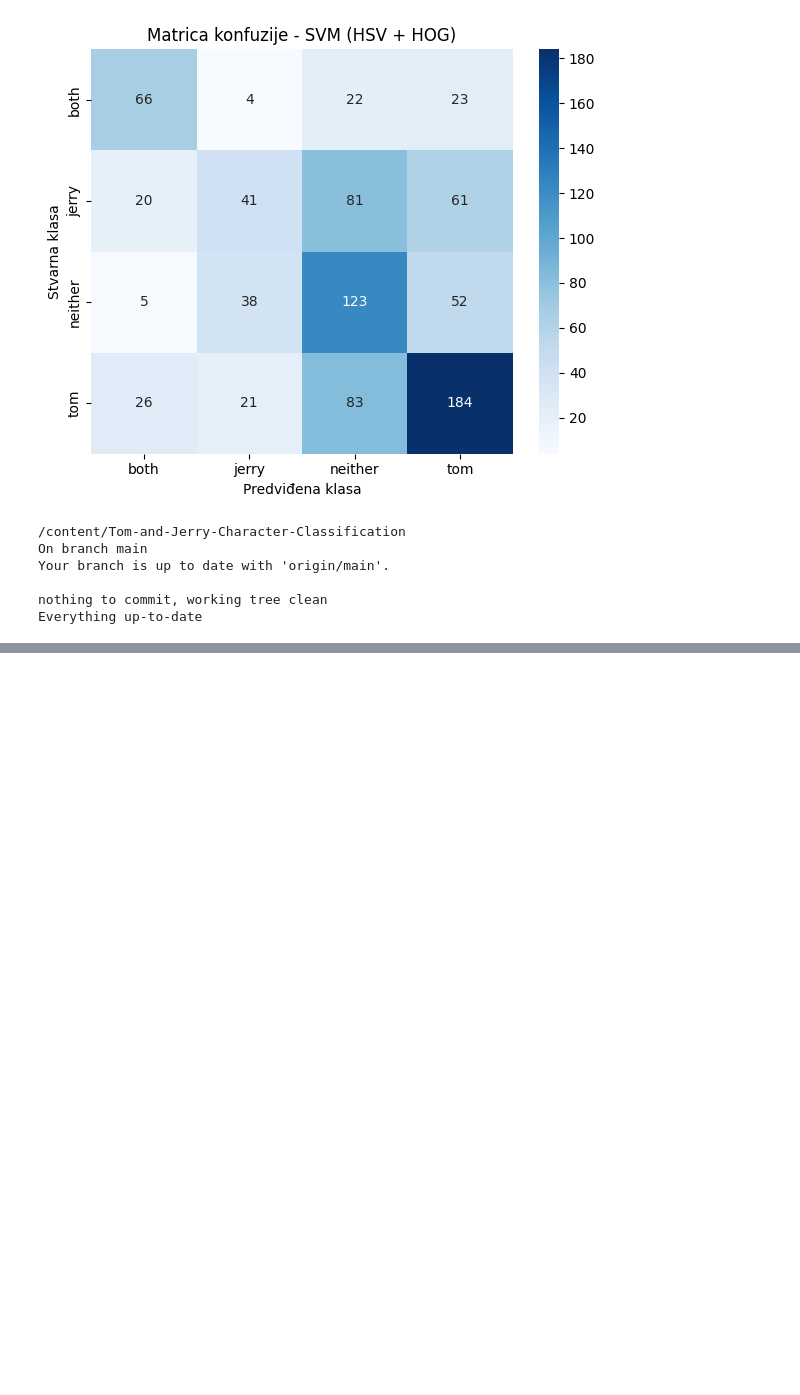
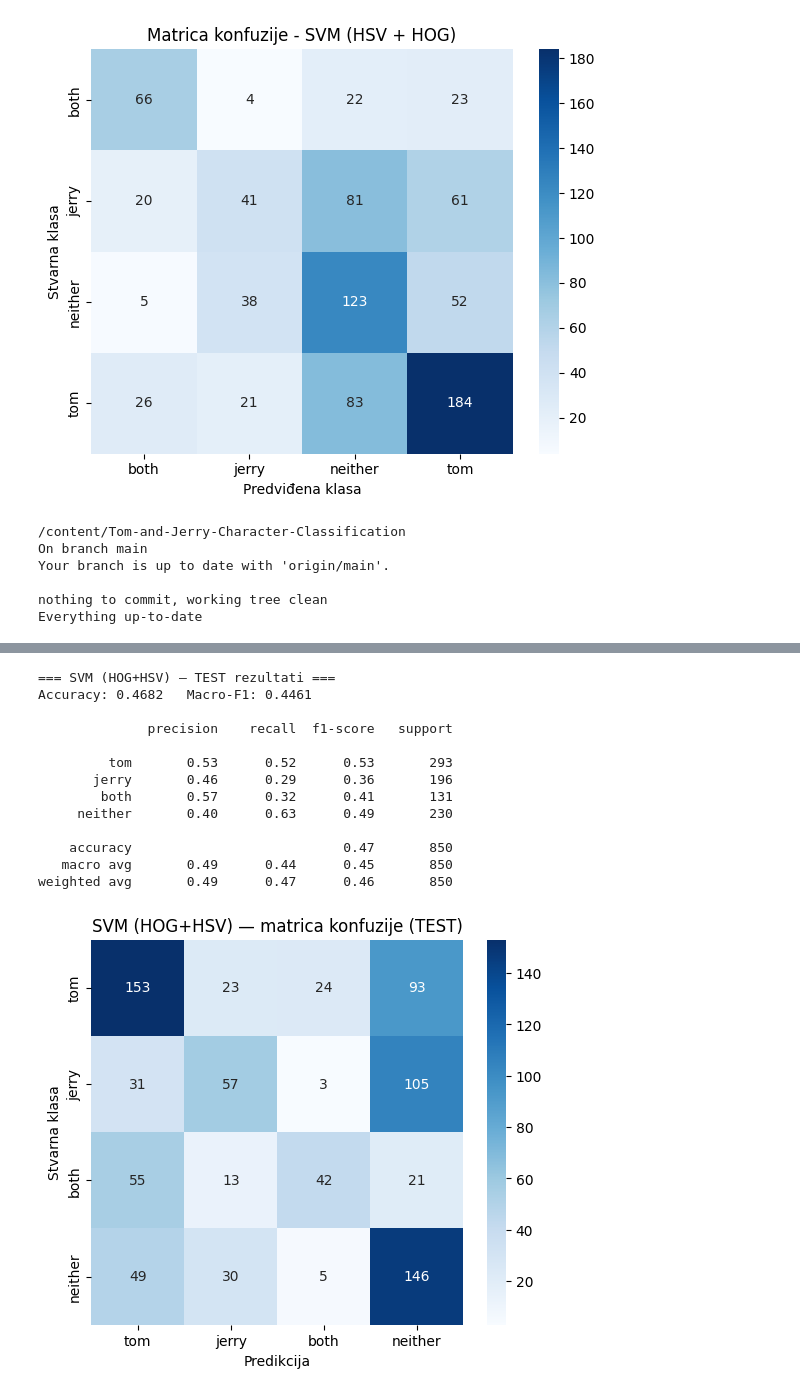
Before and after one commit to ilinkabibic/Tom-and-Jerry-Character-Classification, a Jupyter notebook: notebooks/02_klasican_ml_ika.ipynb, the cells around one changed output, grey strips where cells are left out. Cells and saved outputs as stored; diff of their text form; code cells hidden in the pictures; blank space fills up the shorter version.

Commit message:
Dodata finalna evaluacija na TEST skupu (SVM) — deljena evaluate_on_test funkcija

```diff
--- a/notebooks/02_klasican_ml_ika.ipynb
+++ b/notebooks/02_klasican_ml_ika.ipynb
@@ -285,0 +353,43 @@ Everything up-to-date
+# %%
+from sklearn.metrics import accuracy_score, classification_report, confusion_matrix, f1_score
+import seaborn as sns
+
+# Deljena funkcija za evaluaciju — ista se koristi u SVA 4 notebook-a (02, 03, 04, 05)
+def evaluate_on_test(y_true, y_pred, model_name, class_names):
+    acc = accuracy_score(y_true, y_pred)
+    macro_f1 = f1_score(y_true, y_pred, average='macro')
+    print(f"=== {model_name} — TEST rezultati ===")
+    print(f"Accuracy: {acc:.4f}   Macro-F1: {macro_f1:.4f}\n")
+    print(classification_report(y_true, y_pred, labels=class_names))
+
+    cm = confusion_matrix(y_true, y_pred, labels=class_names)
+    plt.figure(figsize=(6, 5))
+    sns.heatmap(cm, annot=True, fmt='d', cmap='Blues', xticklabels=class_names, yticklabels=class_names)
+    plt.xlabel('Predikcija'); plt.ylabel('Stvarna klasa')
+    plt.title(f'{model_name} — matrica konfuzije (TEST)')
+    plt.show()
+
+    return {'model': model_name, 'accuracy': acc, 'macro_f1': macro_f1}
+# %%
+import matplotlib.pyplot as plt  # ako već nije uvezen ranije u ovom notebook-u
+
+# Predikcije na test skupu (prvi put ga koristimo u ovom notebook-u)
+test_pred_svm = svm_clf.predict(X_test_scaled)
+
+class_names = ['tom', 'jerry', 'both', 'neither']
+rezultat_svm = evaluate_on_test(y_test, test_pred_svm, "SVM (HOG+HSV)", class_names)
+# %% [output]
+=== SVM (HOG+HSV) — TEST rezultati ===
+Accuracy: 0.4682   Macro-F1: 0.4461
+
+              precision    recall  f1-score   support
+
+         tom       0.53      0.52      0.53       293
+       jerry       0.46      0.29      0.36       196
+        both       0.57      0.32      0.41       131
+     neither       0.40      0.63      0.49       230
+
+    accuracy                           0.47       850
+   macro avg       0.49      0.44      0.45       850
+weighted avg       0.49      0.47      0.46       850
+[figure, added]
```
Also changed, not shown: parts of 12 cells of this notebook.
